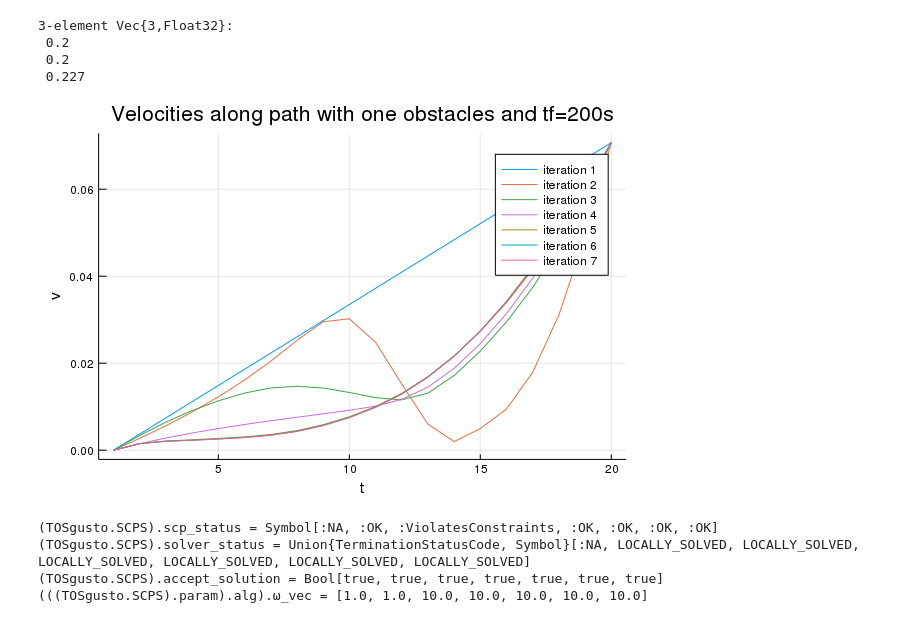
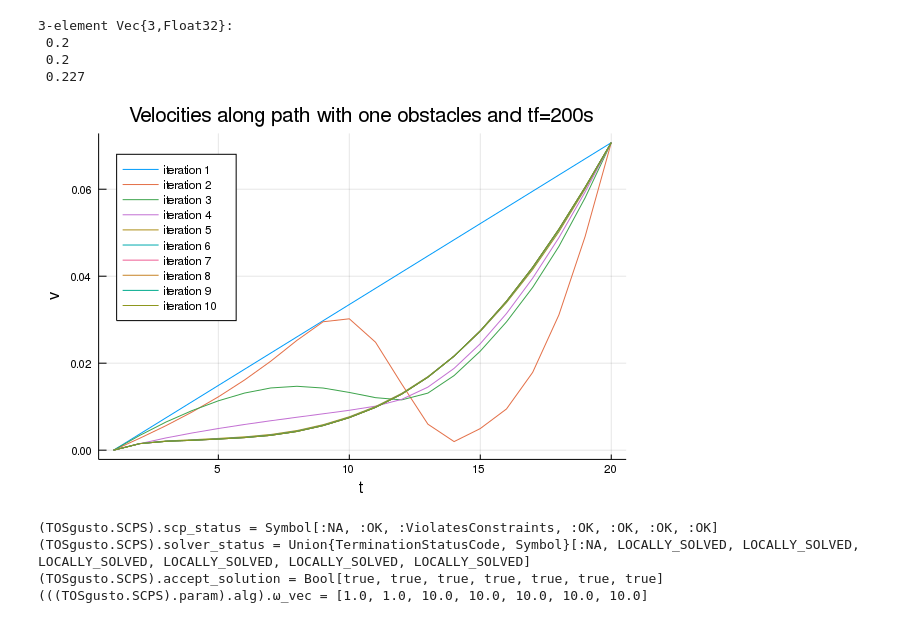
Before and after one commit to somritabanerjee/GuSTO.jl, a Jupyter notebook: examples/freeflyerSE2-Copy1.ipynb, the cells around one changed output. Drawn from its saved outputs; the diff is of its cells as text; code cells hidden in the pictures.

Commit message:
generated the graphs for the 203 poster

```diff
--- a/examples/freeflyerSE2-Copy1.ipynb
+++ b/examples/freeflyerSE2-Copy1.ipynb
@@ -209,0 +204,27 @@ dual_vec = Array{Float64,1}[[0.0, 0.0, 0.0, 0.0, 0.0, 0.0], [0.00662263, -0.0133
+# %%
+true_dual_vec = [[0.0132453, -0.0132453, 0.0, 0.529811, -0.529811, 0.0],[0.0264905, -0.0132453, 0.0, 1.05962, -0.529811, 0.0]]
+NN_dual_vec = [[0.00662263, -0.0133285, 0.0, 0.529134, -0.532488, 0.0],[0.00662263, -0.0133031, 0.0, 1.05891, -0.531829, 0.0]]
+true_dual_vec = [[0.0132453, -0.0132453, 0.0, 0.529811, -0.529811, 0.0],[0.0264905, -0.0132453, 0.0, 1.05962, -0.529811, 0.0], [0.0264905, -0.0264907, 0.0, 1.05962, -1.05962, 0.0]]
+NN_dual_vec = [[0.00662263, -0.0133285, 0.0, 0.529134, -0.532488, 0.0],[0.00662263, -0.0133031, 0.0, 1.05891, -0.531829, 0.0], [0.00662263, -0.0261973, 0.0, 1.05558, -1.04701, 0.0]]
+
+gr(fmt=:png)
+plot()
+for i in 1:length(true_dual_vec)
+    scatter!(true_dual_vec[i],
+        marker = (:xcross, 20),
+#         markerstrokewidth = 10,
+        xlabel = "Lagrange multiplier components",
+        ylabel = "values",
+        label = "true dual vector",
+        color = i==2 ? 3 : i==1 ? 1 : 2,
+        legend = :topleft)
+    scatter!(NN_dual_vec[i],
+        marker = (:utriangle, 10),
+        xlabel = "Lagrange multiplier components",
+        ylabel = "values",
+        label = "NN predicted dual vector",
+        color = i==2 ? 3 : i==1 ? 1 : 2,
+        legend = :topleft)
+    title!("True Lagrange multipliers vs. NN predictions")
+end
+plot!()
@@ -1343,7 +1366,8 @@ function plotVelocities(X_vec)
         xlabel = "t",
         ylabel = "v",
         label = "iteration $i",
-        title = "velocity evolution")
+        title = "velocity evolution",
+        legend = :topleft)
     end
     plot!()
 end
@@ -1846,10 +1882,10 @@ UndefVarError: UndefVarError: plot not defined
  0.2
  0.227
 # %%
-plotVelocities(traj_X_vec)
+plotVelocities(traj_X_vec[1:10])
 title!("Velocities along path with one obstacles and tf=200s")
 # %% [output]
-[figure, old version]
+[figure, new version]
 # %%
             @show TOSgusto.SCPS.scp_status
             @show TOSgusto.SCPS.solver_status
```
Also changed, not shown: parts of 6 cells of this notebook.
